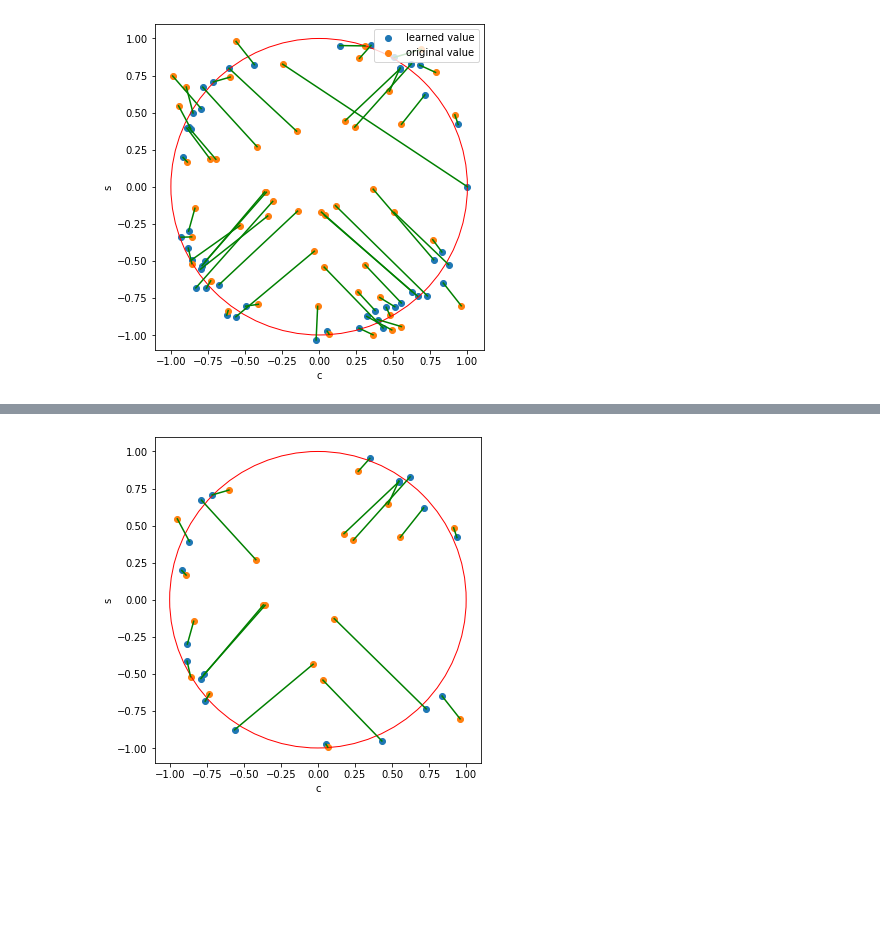
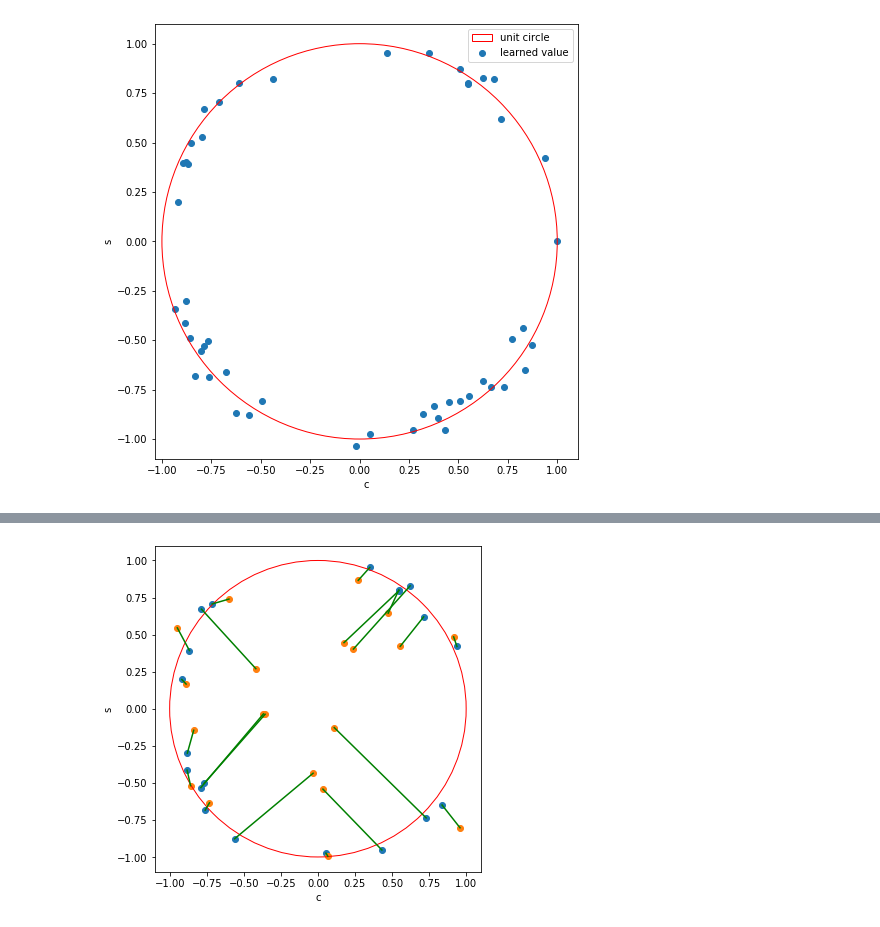
Before and after one commit to krishdesai7/SymmetryDiscovery, a Jupyter notebook: SymmetryGAN/O(2)stats.ipynb, the cells around one changed output, grey strips where cells are left out. Cells and saved outputs as stored; diff of their text form; code cells hidden in the pictures; blank space fills up the shorter version.

```diff
--- a/SymmetryGAN/O(2)stats.ipynb
+++ b/SymmetryGAN/O(2)stats.ipynb
@@ -63,18 +10,18 @@ plt.hist(c_i)
 # %%
-fig, ax = plt.subplots(figsize=(6,6))
+fig, ax = plt.subplots(figsize=(8,8))
 plt.scatter(c_f, s_f, label = "learned value")
-plt.scatter(c_i, s_i, label = "original value")
-circ = plt.Circle((0, 0), radius=1, edgecolor='r', facecolor='None')
+#plt.scatter(c_i, s_i, label = "original value")
+circ = plt.Circle((0, 0), radius=1, edgecolor='r', facecolor='None', label = "unit circle")
 ax.add_patch(circ)
 ax.set_aspect('equal')
 ax.set_xlabel('c')
 ax.set_ylabel('s')
 ax.set_ylim(-1.1, 1.1)
 x1, y1 = c_f, s_f
 x2, y2 = c_i, s_i
-for i in range(50):
-    plt.plot([x1[i],x2[i]], [y1[i],y2[i]], 'g')
-ax.legend(loc = "upper right")
+#for i in range(50):
+#    plt.plot([x1[i],x2[i]], [y1[i],y2[i]], 'g')
+ax.legend()
 plt.savefig("SO2symmNumeric_initial2final.pdf")
 # %% [output]
-[figure, old version]
+[figure, new version]
```
Also changed, not shown: parts of 15 cells of this notebook, 15 other files.
